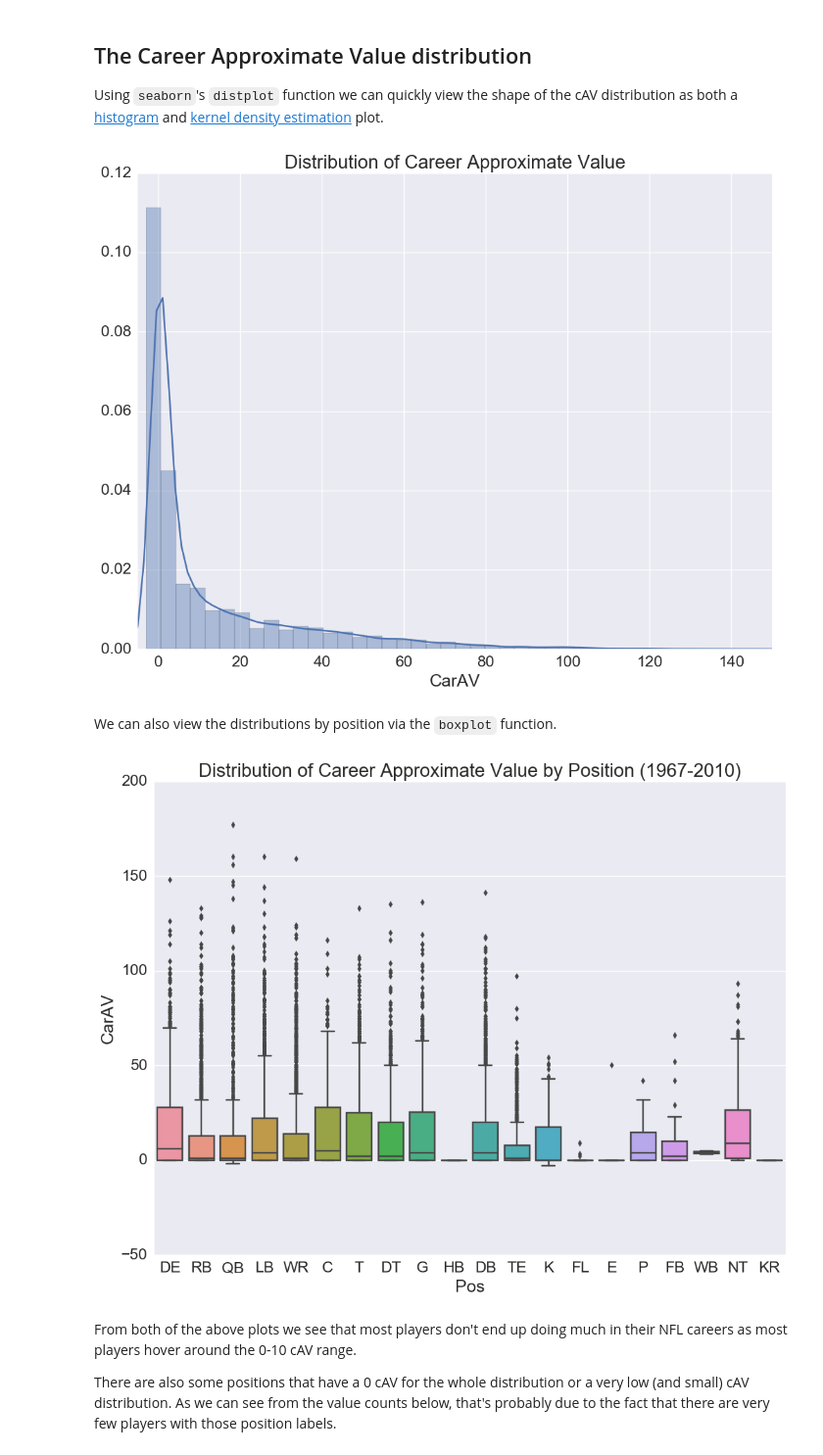
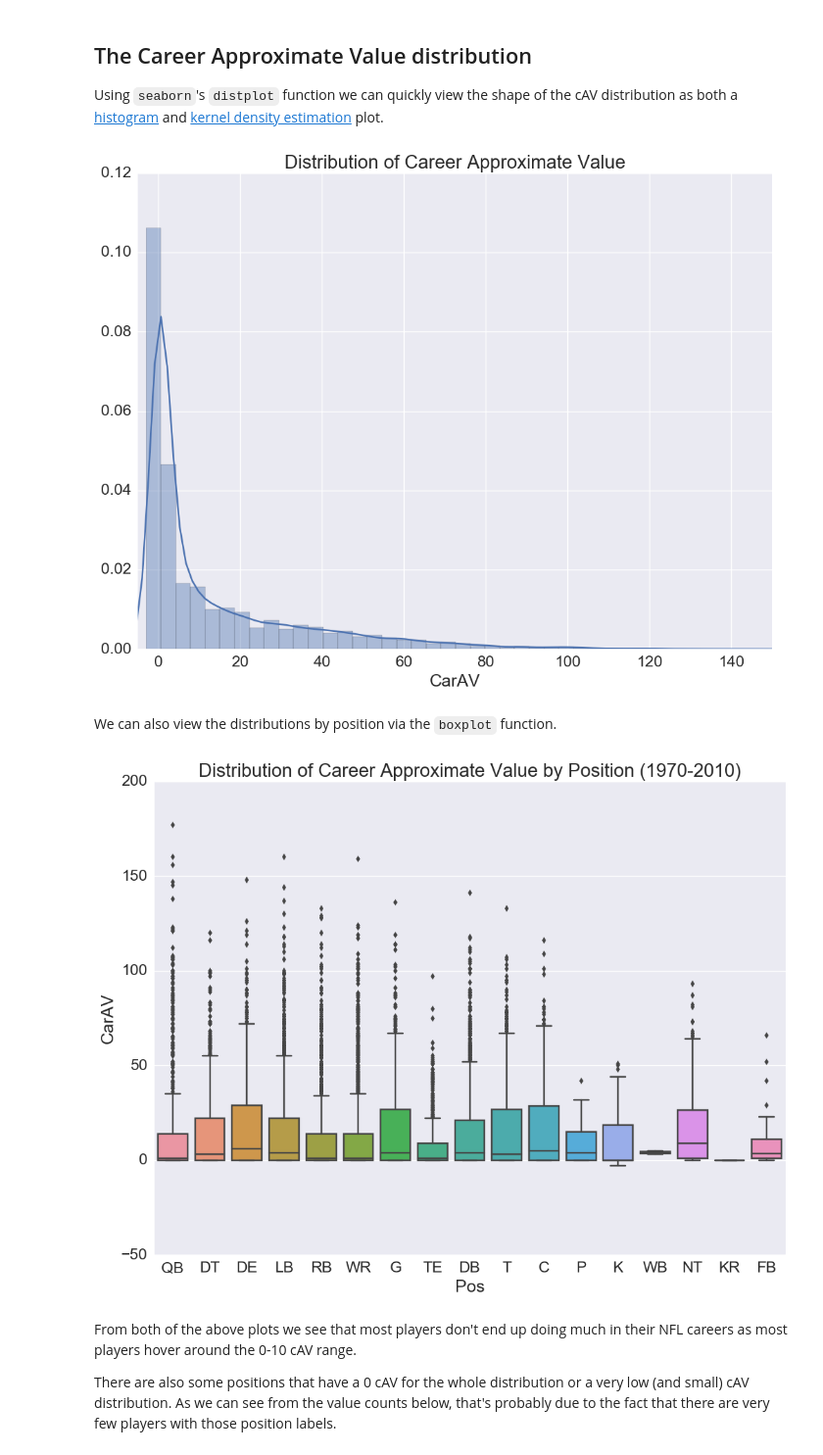
Before and after one commit to kpolimis/SOC590-Python-tutorial, a Jupyter notebook: notebooks/nfl_draft.ipynb, the cells around one changed output. Shown at 98% size. Cells and saved outputs as stored; diff of their text form; code cells hidden in the pictures.

Commit message:
updated nfl draft notebook

```diff
--- a/notebooks/nfl_draft.ipynb
+++ b/notebooks/nfl_draft.ipynb
@@ -32,10 +32,10 @@ To get a feel of the data lets take a look at the [1967 draft](http://www.pro-fo
 Above is just a small part of the draft table found on the web page.  We will extract the second row of column headers and all information for each pick.  While we we are at it, we will also scrape each player's Pro-Football-Reference player page link and college stats link.  This way if we ever want to scrape data from their player page in the future, we can.
 # %%
 # The url we will be scraping
-url_1967 = "http://www.pro-football-reference.com/years/1967/draft.htm"
+url_2011 = "http://www.pro-football-reference.com/years/2011/draft.htm"
 
 # get the html
-html = urllib.request.urlopen(url_1967)
+html = urllib.request.urlopen(url_2011)
 
 # create the BeautifulSoup object
 soup = BeautifulSoup(html, "lxml")
@@ -229,7 +229,7 @@ errors_list = []
 url_template = "http://www.pro-football-reference.com/years/{year}/draft.htm"
 
 # for each year from 1967 to (and including) 2016
-for year in range(1967, 2017):
+for year in range(1936, 2017):
 
     # Use try/except block to catch and inspect any urls that cause an error
     try:
@@ -558,8 +558,8 @@ draft_df.to_csv("../data/clean_data/pfr_nfl_draft_data_CLEAN.csv", index=False)
 
 Now that we are done getting and cleaning the data we want, we can finally have some fun.  First lets just keep the draft data up to and including the 2010 draft, as players who have been drafted more recently haven't played enough to accumulate have a properly representative career [Approximate Value](http://www.sports-reference.com/blog/approximate-value-methodology/) (or cAV).
 # %%
-# get data for drafts from 1967 to 2010
-draft_df_2010 = draft_df.loc[draft_df["Draft_Yr"] <= 2010, :]
+# get data for drafts from 1970 to 2010
+draft_df_2010 = draft_df.loc[(draft_df["Draft_Yr"] <= 2010) & (draft_df["Draft_Yr"] >= 1970), :]
 # %%
 draft_df_2010.tail() # we see that the last draft is 2010
 # %% [output]
@@ -588,15 +588,15 @@ plt.title("Distribution of Career Approximate Value")
 plt.xlim(-5,150)
 plt.show()
 # %% [output]
-[figure, old version]
+[figure, new version]
 # %% [markdown]
 We can also view the distributions by position via the `boxplot` function.
 # %%
 sns.boxplot(x="Pos", y="CarAV", data=draft_df_2010)
-plt.title("Distribution of Career Approximate Value by Position (1967-2010)")
+plt.title("Distribution of Career Approximate Value by Position (1970-2010)")
 plt.show()
 # %% [output]
-[figure, old version]
+[figure, new version]
 # %% [markdown]
 From both of the above plots we see that most players don't end up doing much in their NFL careers as most players hover around the 0-10 cAV range.
 
```
Also changed, not shown: parts of 24 cells of this notebook, 4 other files.
